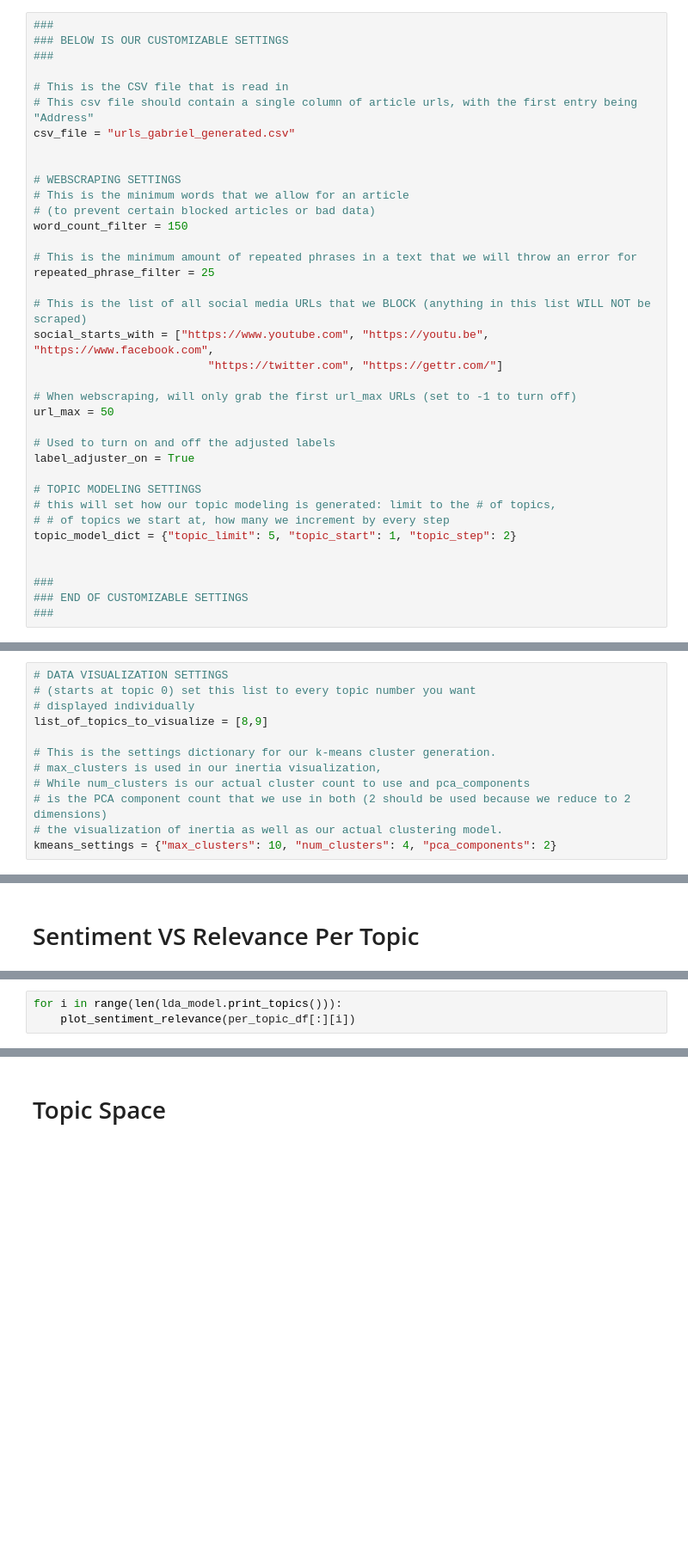
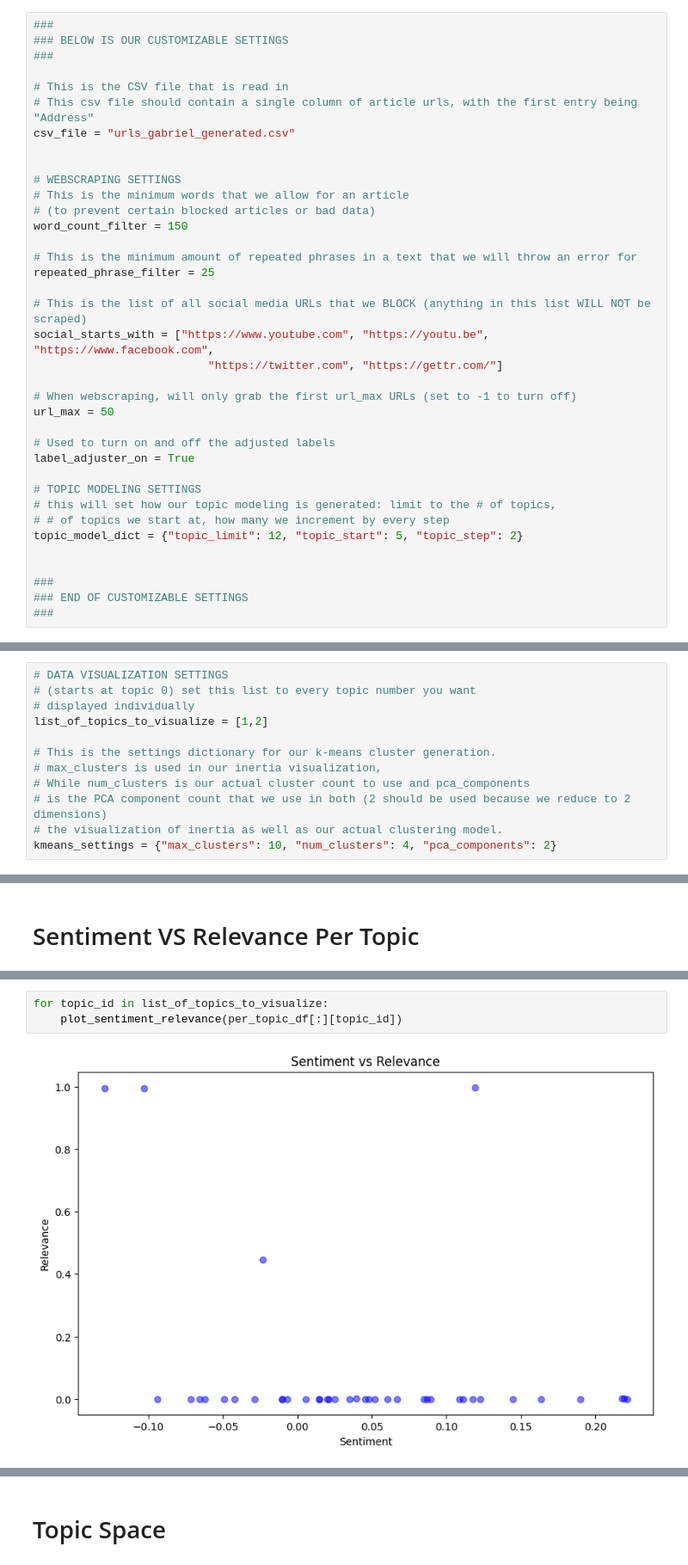
Before and after one commit to WilliamHiatt/SeniorCapStone, a Jupyter notebook: Working Product/Project_Pipeline.ipynb, the cells around one changed output, grey strips where cells are left out. Shown at 86% size. Saved outputs shown, nothing was run; the diff lists cells and outputs as text; blank space fills up the shorter version.

```diff
--- a/Working Product/Project_Pipeline.ipynb
+++ b/Working Product/Project_Pipeline.ipynb
@@ -145,7 +215,7 @@ label_adjuster_on = True
 # TOPIC MODELING SETTINGS
 # this will set how our topic modeling is generated: limit to the # of topics,
 # # of topics we start at, how many we increment by every step
-topic_model_dict = {"topic_limit": 5, "topic_start": 1, "topic_step": 2}
+topic_model_dict = {"topic_limit": 12, "topic_start": 5, "topic_step": 2}
 
 
 ###
@@ -239,7 +329,7 @@ Here are the customizable settings for our data visualization section. Since the
 # DATA VISUALIZATION SETTINGS
 # (starts at topic 0) set this list to every topic number you want
 # displayed individually
-list_of_topics_to_visualize = [8,9]
+list_of_topics_to_visualize = [1,2]
 
 # This is the settings dictionary for our k-means cluster generation.
 # max_clusters is used in our inertia visualization,
@@ -331,3 +513,5 @@ visualize_kmeans_clustering(df_topics= result,
 # %%
-for i in range(len(lda_model.print_topics())):
-    plot_sentiment_relevance(per_topic_df[:][i])
+for topic_id in list_of_topics_to_visualize:
+    plot_sentiment_relevance(per_topic_df[:][topic_id])
+# %% [output]
+[figure, added]
```
Also changed, not shown: parts of 26 cells of this notebook, 1 other file.
